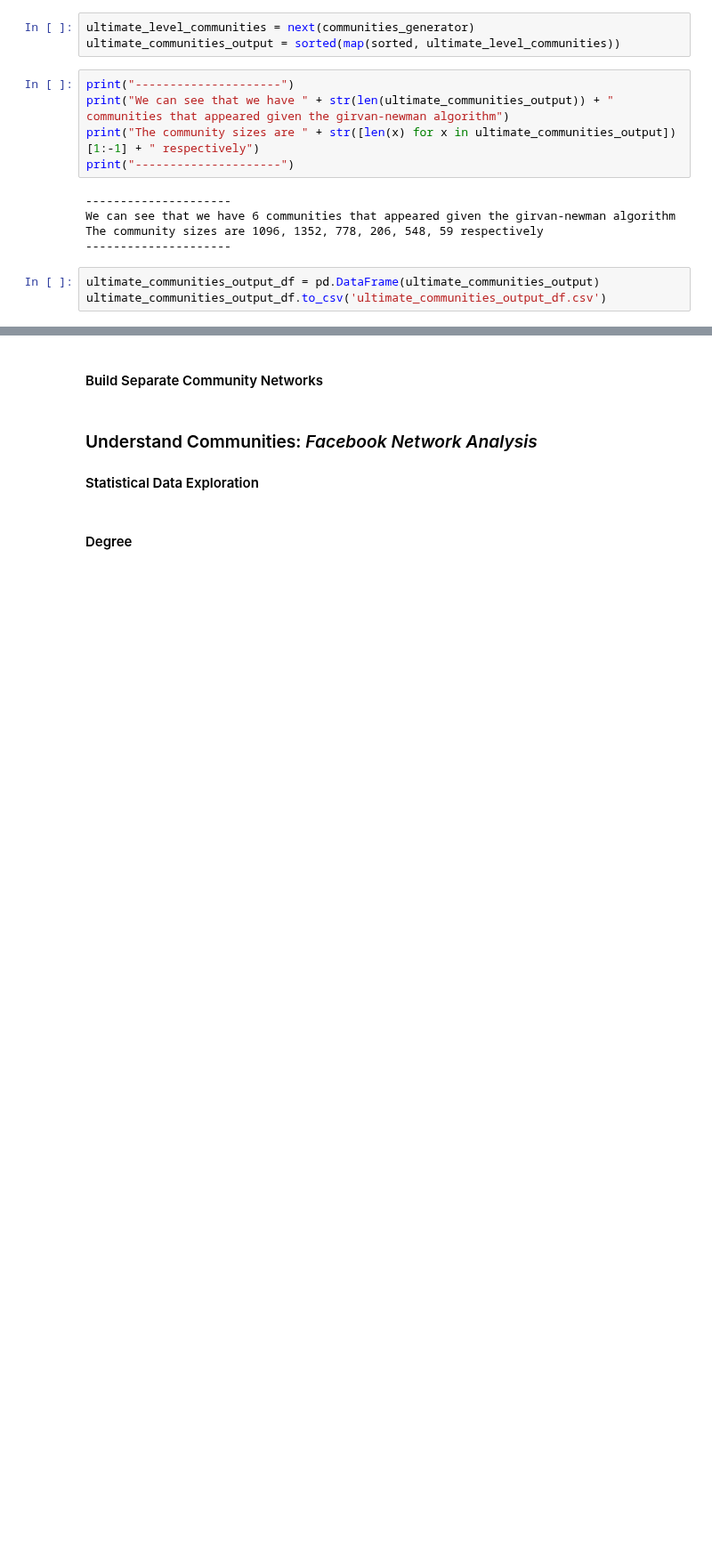
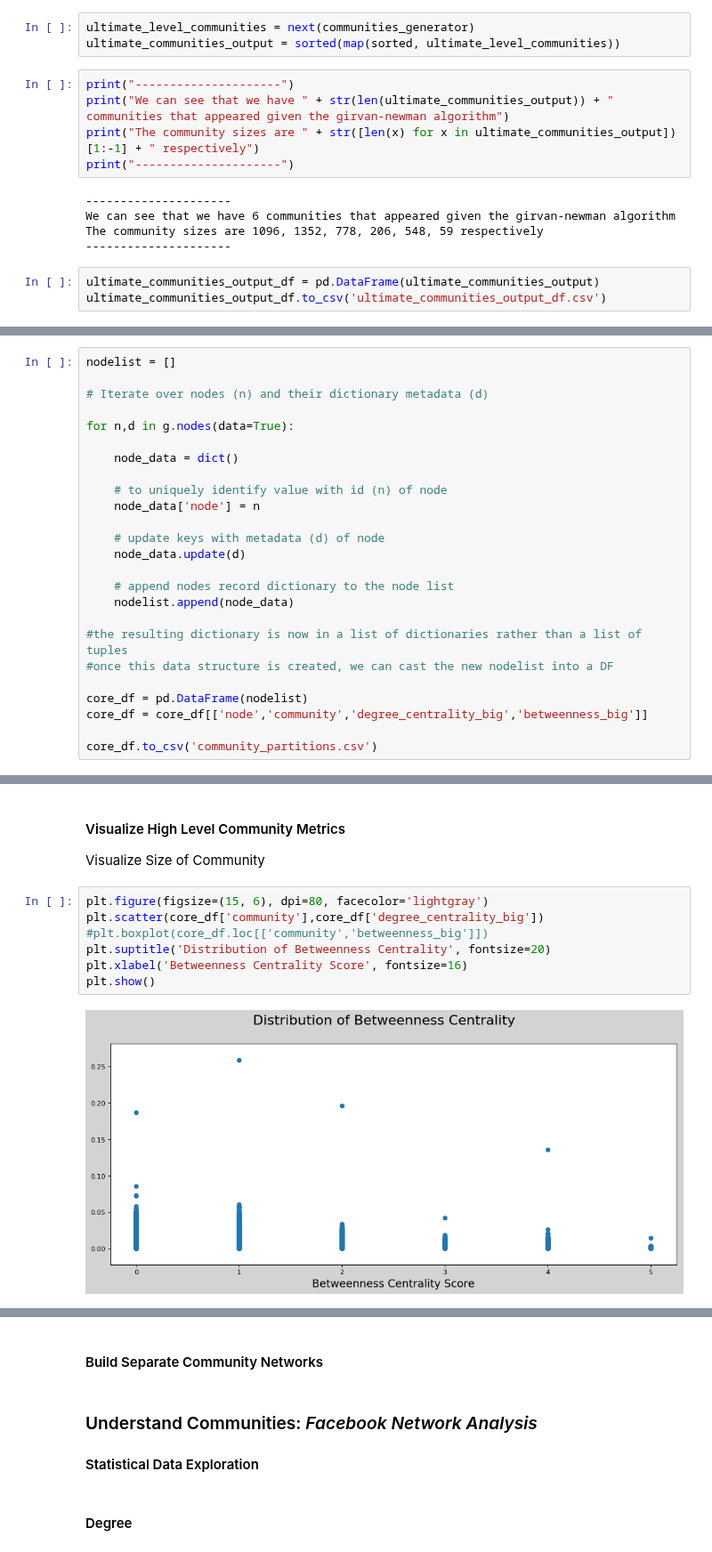
Before and after one commit to showmalley/code_portfolio, a Jupyter notebook: Python -- Network Analysis/Social Network Analysis.ipynb, the cells around one changed output, grey strips where cells are left out. Shown at 89% size. Drawn from its saved outputs; the diff is of its cells as text; blank space fills up the shorter version.

```diff
--- a/Python -- Network Analysis/Social Network Analysis.ipynb
+++ b/Python -- Network Analysis/Social Network Analysis.ipynb
@@ -424,0 +448,25 @@ plt.show()
+# %%
+nodelist = []
+
+# Iterate over nodes (n) and their dictionary metadata (d)
+
+for n,d in g.nodes(data=True):
+
+    node_data = dict()
+
+    # to uniquely identify value with id (n) of node
+    node_data['node'] = n
+
+    # update keys with metadata (d) of node
+    node_data.update(d)
+
+    # append nodes record dictionary to the node list
+    nodelist.append(node_data)
+
+#the resulting dictionary is now in a list of dictionaries rather than a list of tuples
+#once this data structure is created, we can cast the new nodelist into a DF
+
+core_df = pd.DataFrame(nodelist)
+core_df = core_df[['node','community','degree_centrality_big','betweenness_big']]
+
+core_df.to_csv('community_partitions.csv')
@@ -424,0 +508,13 @@ plt.show()
+# %% [markdown]
+#### Visualize High Level Community Metrics
+
+Visualize Size of Community
+# %%
+plt.figure(figsize=(15, 6), dpi=80, facecolor='lightgray')
+plt.scatter(core_df['community'],core_df['degree_centrality_big'])
+#plt.boxplot(core_df.loc[['community','betweenness_big']])
+plt.suptitle('Distribution of Betweenness Centrality', fontsize=20)
+plt.xlabel('Betweenness Centrality Score', fontsize=16)
+plt.show()
+# %% [output]
+[figure, added]
```
Also changed, not shown: parts of 22 cells of this notebook.
